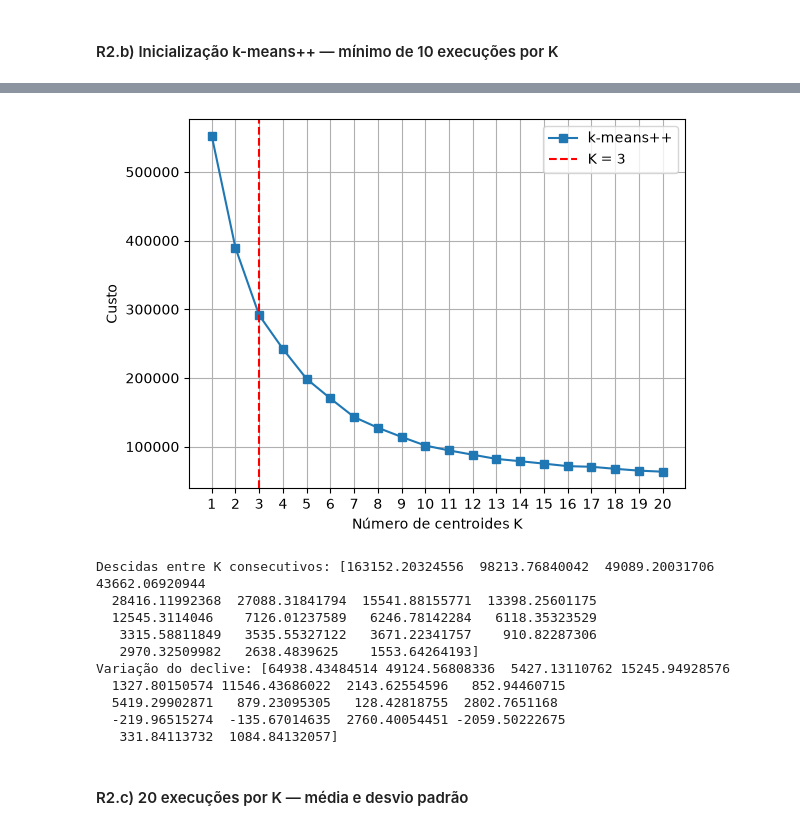
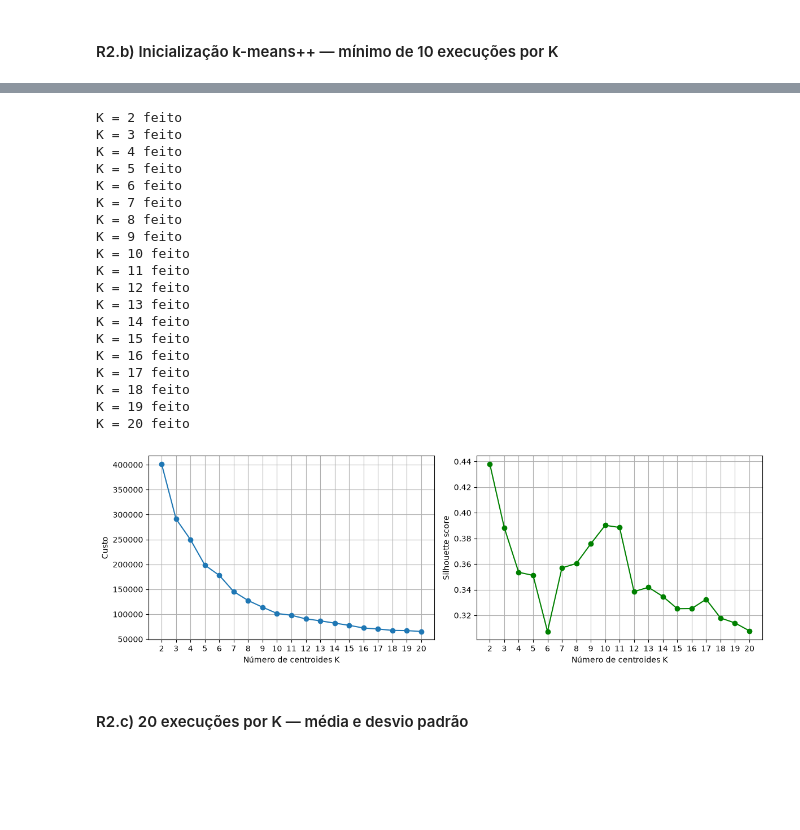
Before and after one commit to Ribz4306/LAB-IAAUT, a Jupyter notebook: lab1_ribeiro.ipynb, the cells around one changed output, grey strips where cells are left out. Cells and saved outputs as stored; diff of their text form; code cells hidden in the pictures; blank space fills up the shorter version.

```diff
--- a/lab1_ribeiro.ipynb
+++ b/lab1_ribeiro.ipynb
@@ -167,11 +161,2 @@ Variação do declive: [64938.43484514 49124.56808336  5427.10596033 15245.36184
 # %% [markdown]
 #### R2.b) Inicialização k-means++ — mínimo de 10 execuções por K
-# %%
-custos_b = np.zeros((len(Ks), n_runs))
-for i, K in enumerate(Ks):
-    for r in range(n_runs):
-        C, s = kmeans(X_norm, K, 1)
-        custos_b[i, r] = kmeans_custo(X_norm, C, s)
-    print(f"K = {K} feito")
-
-min_pp = np.min(custos_b, axis=1)
@@ -199,29 +163,54 @@ K = 20 feito
+# %%
+Ks = list(range(2, 21))
+
+custos_b = np.zeros(len(Ks))
+sil_b    = np.zeros(len(Ks))
+
+for i, K in enumerate(Ks):
+    C, s = kmeans(X_norm, K, 1)                  # kmeans++, uma execução
+    custos_a[i] = kmeans_custo(X_norm, C, s)
+    sil_a[i]    = silhouette_score(X_norm, s)
+    print(f"K = {K} feito")
+# %% [output]
+K = 2 feito
+K = 3 feito
+K = 4 feito
+K = 5 feito
+K = 6 feito
+K = 7 feito
+K = 8 feito
+K = 9 feito
+K = 10 feito
+K = 11 feito
+K = 12 feito
+K = 13 feito
+K = 14 feito
+K = 15 feito
+K = 16 feito
+K = 17 feito
+K = 18 feito
+K = 19 feito
+K = 20 feito
 # %%
-plt.plot(Ks, min_pp, 's-', label='k-means++')
-plt.axvline(x=3, color='red', linestyle='--', label='K = 3')
-plt.xlabel('Número de centroides K')
-plt.ylabel('Custo')
-plt.xticks(Ks)
-plt.legend()
-plt.grid(True)
+fig, axs = plt.subplots(1, 2, figsize=(12, 4))
+
+axs[0].plot(Ks, custos_a, 'o-')
+axs[0].set_xlabel('Número de centroides K')
+axs[0].set_ylabel('Custo')
+axs[0].set_xticks(Ks)
+axs[0].grid(True)
+
+axs[1].plot(Ks, sil_a, 'o-', color='green')
+axs[1].set_xlabel('Número de centroides K')
+axs[1].set_ylabel('Silhouette score')
+axs[1].set_xticks(Ks)
+axs[1].grid(True)
+
+plt.tight_layout()
 plt.savefig('R2b.png', dpi=150)
 plt.show()
-
-descidas = -np.diff(min_pp)
-print("Descidas entre K consecutivos:", descidas)
-print("Variação do declive:", -np.diff(descidas))
 # %% [output]
-[figure, old version]
+[figure, new version]
-Descidas entre K consecutivos: [163152.20324556  98213.76840042  49089.20031706  43662.06920944
-  28416.11992368  27088.31841794  15541.88155771  13398.25601175
-  12545.3114046    7126.01237589   6246.78142284   6118.35323529
-   3315.58811849   3535.55327122   3671.22341757    910.82287306
-   2970.32509982   2638.4839625    1553.64264193]
-Variação do declive: [64938.43484514 49124.56808336  5427.13110762 15245.94928576
-  1327.80150574 11546.43686022  2143.62554596   852.94460715
-  5419.29902871   879.23095305   128.42818755  2802.7651168
-  -219.96515274  -135.67014635  2760.40054451 -2059.50222675
-   331.84113732  1084.84132057]
 # %% [markdown]
 #### R2.c) 20 execuções por K — média e desvio padrão
 # %%
```
Also changed, not shown: parts of 48 cells of this notebook, 6 other files.
